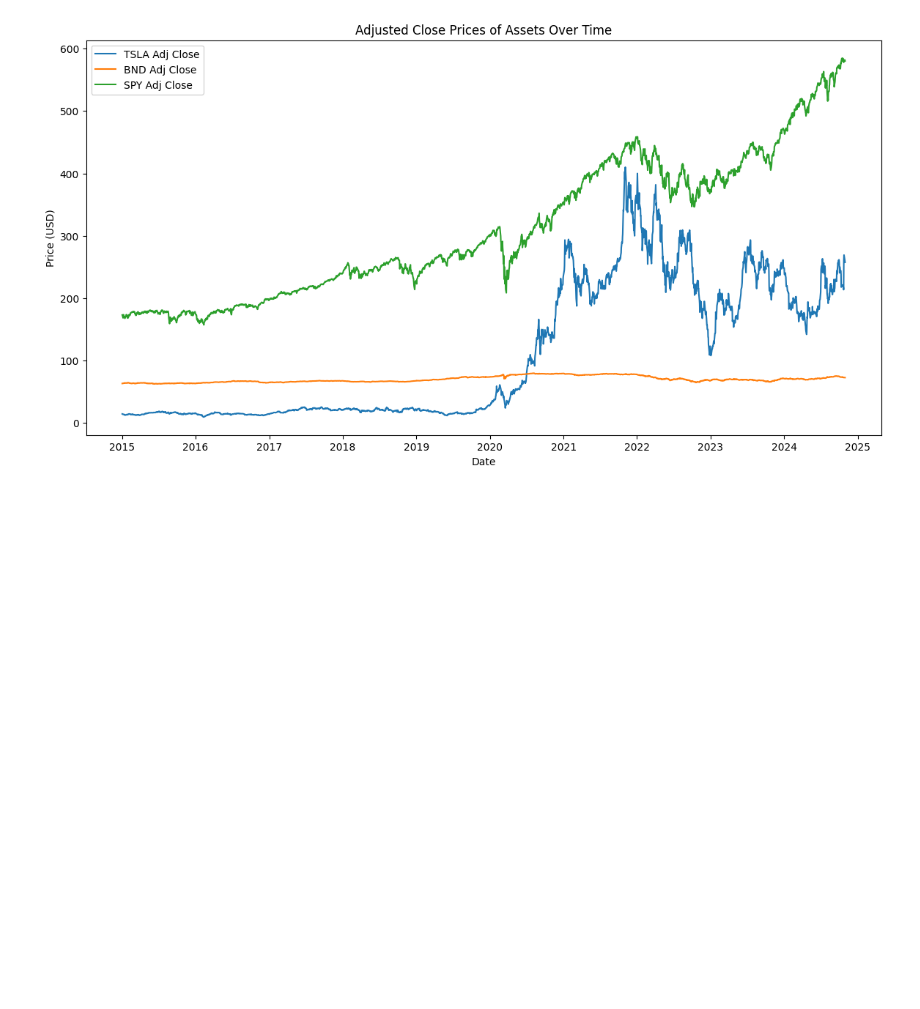
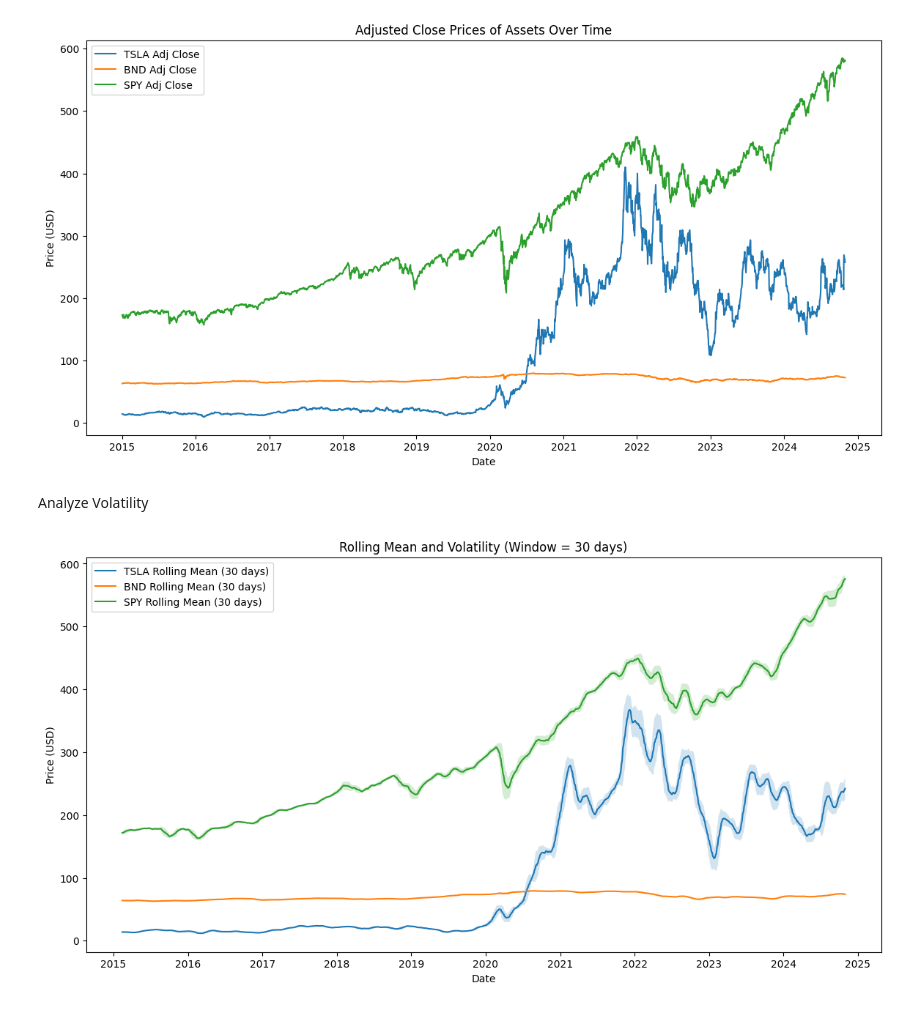
Before and after one commit to YonatanMoges/investment-trends-forecasting, a Jupyter notebook: notebook/data_preprocessing.ipynb, the cells around one changed output. Cells and saved outputs as stored; diff of their text form; code cells hidden in the pictures; blank space fills up the shorter version.

Commit message:
Analyze Volatility

```diff
--- a/notebook/data_preprocessing.ipynb
+++ b/notebook/data_preprocessing.ipynb
@@ -38,3 +38,9 @@ Visualize Data
 dp.visualize_data()
 # %% [output]
 [figure]
+# %% [markdown]
+Analyze Volatility
+# %%
+dp.analyze_volatility()
+# %% [output]
+[figure, added]
```
Also changed, not shown: 1 other file.
